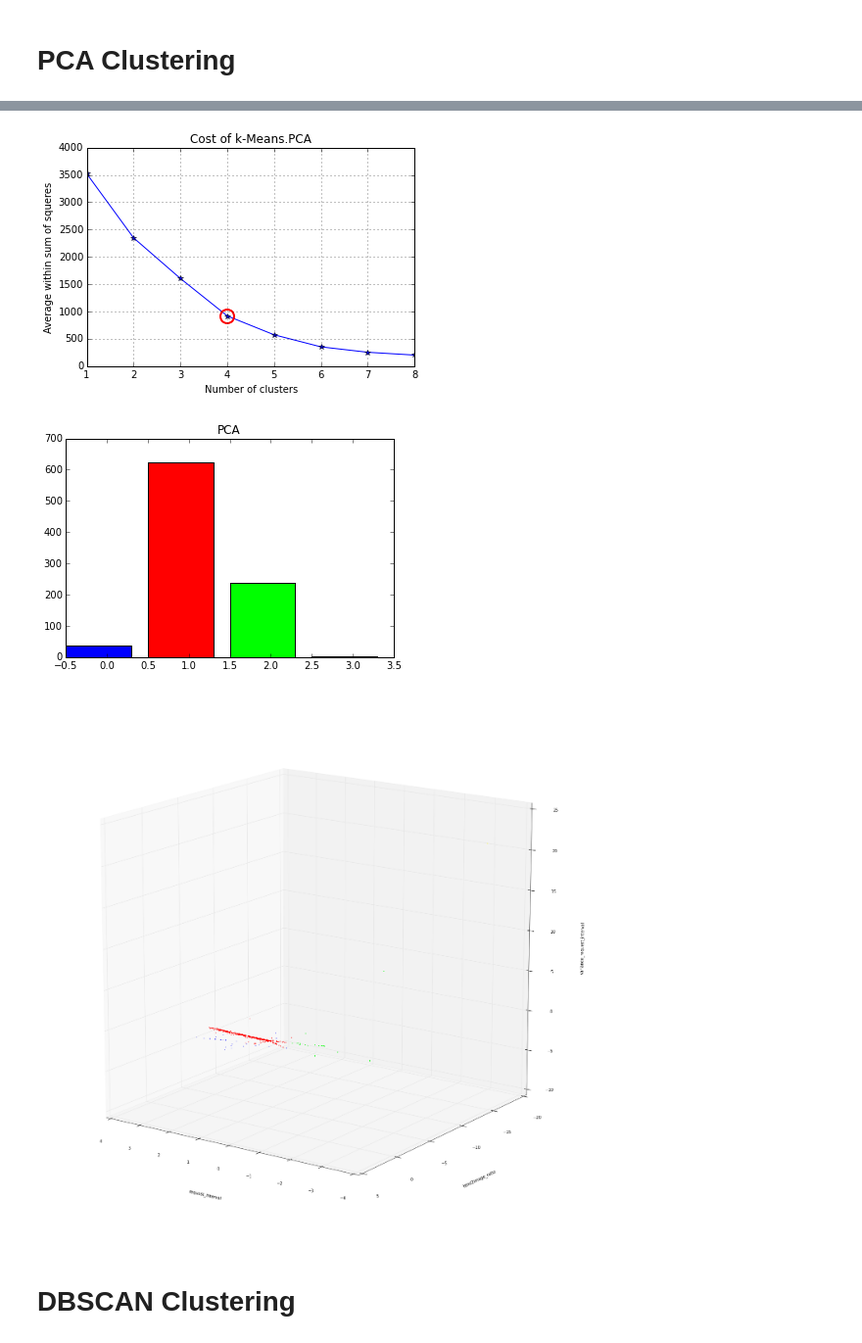
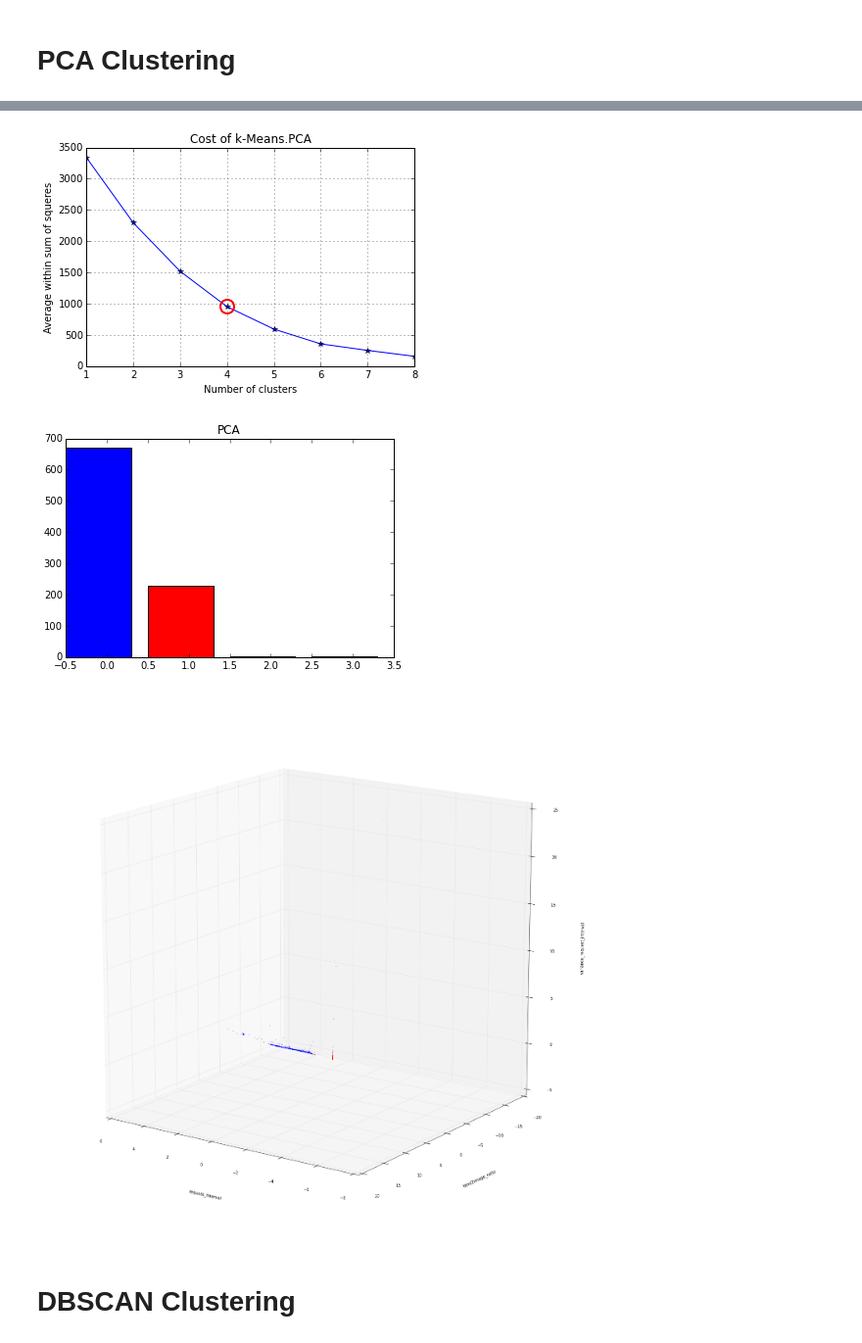
Before and after one commit to equalitie/BotHound, a Jupyter notebook: src/Clustering.ipynb, the cells around one changed output, grey strips where cells are left out. Shown at 98% size. Cells and saved outputs as stored; diff of their text form; code cells hidden in the pictures.

```diff
--- a/src/Clustering.ipynb
+++ b/src/Clustering.ipynb
@@ -286,15 +303,15 @@ Loading BokehJS ...
 # Configuration
 # %%
 #Report Configuration
-id_incident = 19
+id_incident = 20
 
 features = [
     "request_interval", #1
     #"ua_change_rate",#2
     "html2image_ratio",#3
     "variance_request_interval",#4
-    #"payload_average",#5
-    "error_rate",#6
+    "payload_average",#5
+    #"error_rate",#6
     #"request_depth",#7
     #"request_depth_std",#8
     "session_length",#9
@@ -347,12 +364,12 @@ Stop : 2016-02-06 14:45:00
 
 #PCA to 3 dimensions for visualisation
 pca = sklearn.decomposition.RandomizedPCA(n_components=3).fit(X)
-X_pca = pca.transform(X)
+X = pca.transform(X)
 
 # elbow methos fpr PCA
-clusters, num_clusters, costs_pca = get_best_clustering_model(X_pca, max_number_of_clusters, "PCA")
+clusters, num_clusters, costs_pca = get_best_clustering_model(X, max_number_of_clusters, "PCA")
 print ("Num clusters(PCA):", num_clusters)
 
-plot3([0,1,2], X_pca, clusters, -1)
+plot3([0,1,2], X, clusters, -1)
 # %% [output]
 [900]
@@ -367,7 +384,7 @@ plot3([0,1,2], X_pca, clusters, -1)
 ('Num clusters(PCA):', 4)
-[figure, old version]
+[figure, new version]
-[figure, old version]
+[figure, new version]
-[figure, old version]
+[figure, new version]
 # %% [markdown]
 # DBSCAN Clustering
 # %%
```
Also changed, not shown: parts of 9 cells of this notebook, 1 other file.
